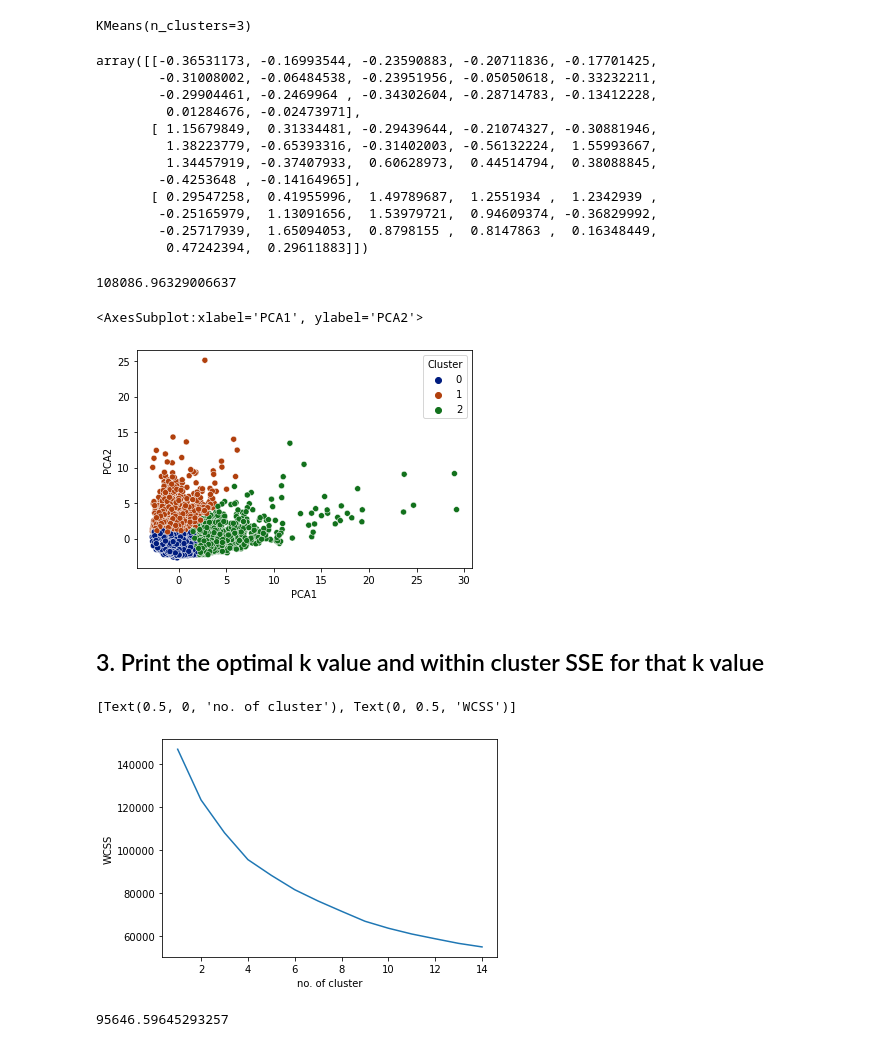
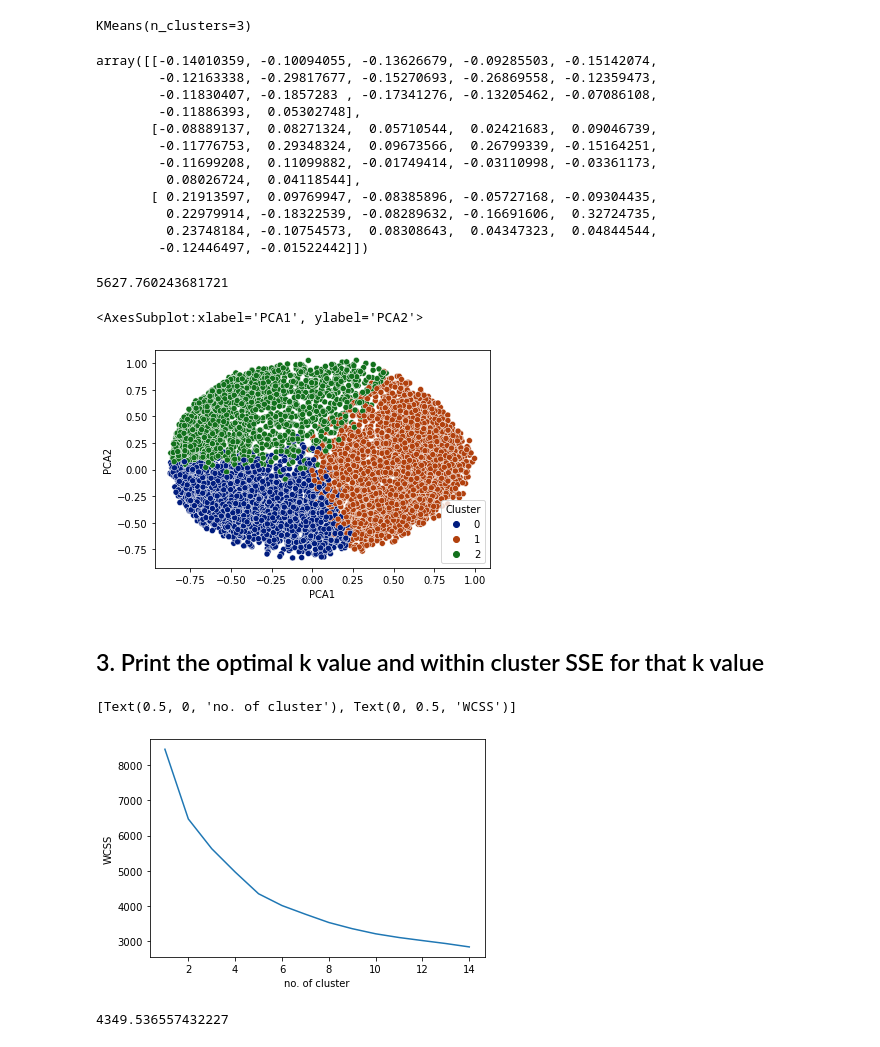
Before and after one commit to domnicraj123/market-segmentation, a Jupyter notebook: Market Segmentation.ipynb, the cells around one changed output. Drawn from its saved outputs; the diff is of its cells as text; code cells hidden in the pictures.

```diff
--- a/Market Segmentation.ipynb
+++ b/Market Segmentation.ipynb
@@ -91,3 +94,4 @@ df.dropna(inplace=True)
 # %%
-from sklearn.preprocessing import StandardScaler
-scaler = StandardScaler()
+from sklearn.preprocessing import StandardScaler, normalize
+X = StandardScaler().fit_transform(X)
+X = normalize(X)
@@ -101,5 +98,3 @@ scalar = StandardScaler()
-# %%
-X = scalar.fit_transform(X)
 # %%
 X = pd.DataFrame(X,columns=col)
 X.head()
@@ -135,31 +130,31 @@ KMeans(n_clusters=3)
 # %%
 km.cluster_centers_
 # %% [output]
-array([[-0.36531173, -0.16993544, -0.23590883, -0.20711836, -0.17701425,
-        -0.31008002, -0.06484538, -0.23951956, -0.05050618, -0.33232211,
-        -0.29904461, -0.2469964 , -0.34302604, -0.28714783, -0.13412228,
-         0.01284676, -0.02473971],
-       [ 1.15679849,  0.31334481, -0.29439644, -0.21074327, -0.30881946,
-         1.38223779, -0.65393316, -0.31402003, -0.56132224,  1.55993667,
-         1.34457919, -0.37407933,  0.60628973,  0.44514794,  0.38088845,
-        -0.4253648 , -0.14164965],
-       [ 0.29547258,  0.41955996,  1.49789687,  1.2551934 ,  1.2342939 ,
-        -0.25165979,  1.13091656,  1.53979721,  0.94609374, -0.36829992,
-        -0.25717939,  1.65094053,  0.8798155 ,  0.8147863 ,  0.16348449,
-         0.47242394,  0.29611883]])
+array([[-0.14010359, -0.10094055, -0.13626679, -0.09285503, -0.15142074,
+        -0.12163338, -0.29817677, -0.15270693, -0.26869558, -0.12359473,
+        -0.11830407, -0.1857283 , -0.17341276, -0.13205462, -0.07086108,
+        -0.11886393,  0.05302748],
+       [-0.08889137,  0.08271324,  0.05710544,  0.02421683,  0.09046739,
+        -0.11776753,  0.29348324,  0.09673566,  0.26799339, -0.15164251,
+        -0.11699208,  0.11099882, -0.01749414, -0.03110998, -0.03361173,
+         0.08026724,  0.04118544],
+       [ 0.21913597,  0.09769947, -0.08385896, -0.05727168, -0.09304435,
+         0.22979914, -0.18322539, -0.08289632, -0.16691606,  0.32724735,
+         0.23748184, -0.10754573,  0.08308643,  0.04347323,  0.04844544,
+        -0.12446497, -0.01522442]])
 # %%
 km.inertia_
 # %% [output]
-108086.96329006637
+5627.760243681721
 # %%
-res = pca_df.copy()
+km_res = pca_df.copy()
 km_pred = km.predict(X)
-res['Cluster'] = km_pred
+km_res['Cluster'] = km_pred
 # %%
-sns.scatterplot(x='PCA1',y='PCA2',data=res,hue='Cluster',palette='dark')
+sns.scatterplot(x='PCA1',y='PCA2',data=km_res,hue='Cluster',palette='dark')
 # %% [output]
 <AxesSubplot:xlabel='PCA1', ylabel='PCA2'>
-[figure, old version]
+[figure, new version]
 # %% [markdown]
 ## 3. Print the optimal k value and within cluster SSE for that k value
 # %%
@@ -175,11 +170,11 @@ for a in range(1,15,1):
 sns.lineplot(x=k,y=i,).set(xlabel="no. of cluster",ylabel="WCSS")
 # %% [output]
 [Text(0.5, 0, 'no. of cluster'), Text(0, 0.5, 'WCSS')]
-[figure, old version]
+[figure, new version]
 # %%
-km_op = KMeans(n_clusters=4)
+km_op = KMeans(n_clusters=5)
 km_op.fit(X)
 km_op.inertia_
 # %% [output]
-95646.59645293257
+4349.536557432227
 # %%
```
Also changed, not shown: parts of 18 cells of this notebook.
